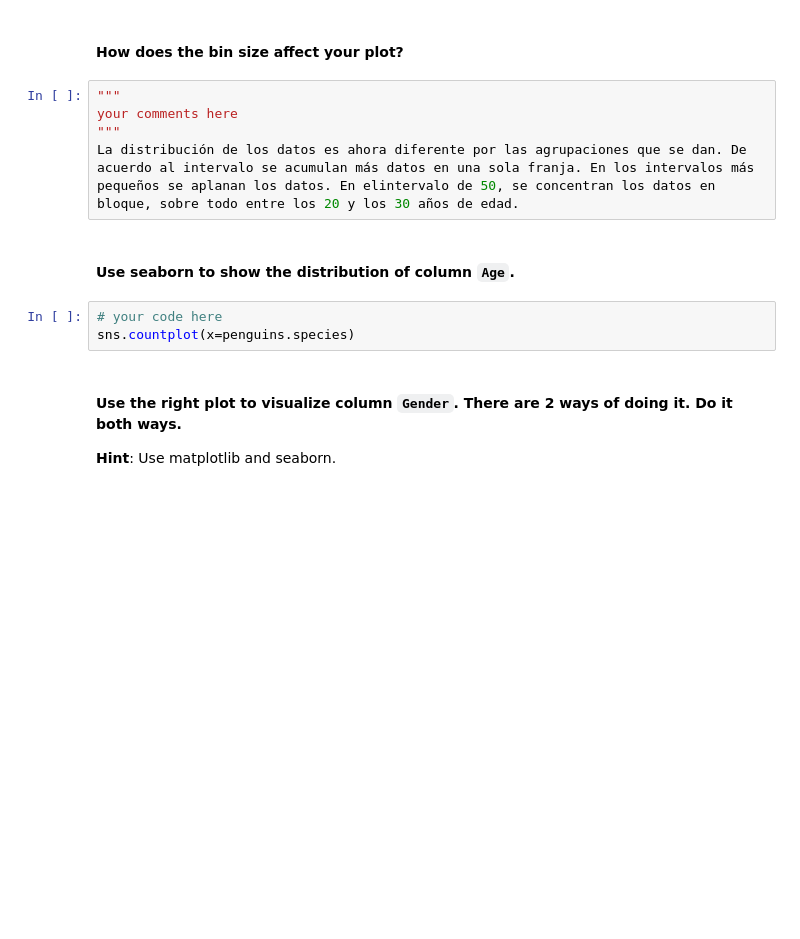
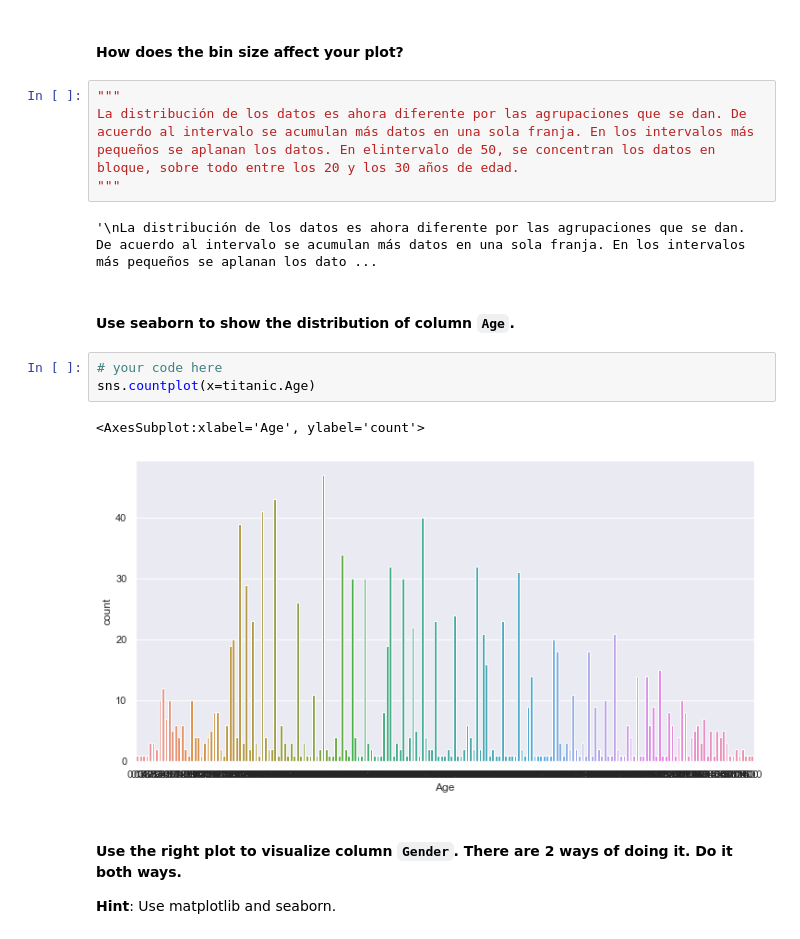
Before and after one commit to Ironhack-Data-Madrid-Octubre-2021/lab-matplotlib-seaborn, a Jupyter notebook: your-code/main.ipynb, the cells around one changed output. Cells and saved outputs as stored; diff of their text form; blank space fills up the shorter version.

```diff
--- a/your-code/main.ipynb
+++ b/your-code/main.ipynb
@@ -278,14 +278,18 @@ sns.histplot(x=titanic.Age, bins=50)
 #### How does the bin size affect your plot?
 # %%
 """
-your comments here
+La distribución de los datos es ahora diferente por las agrupaciones que se dan. De acuerdo al intervalo se acumulan más datos en una sola franja. En los intervalos más pequeños se aplanan los datos. En elintervalo de 50, se concentran los datos en bloque, sobre todo entre los 20 y los 30 años de edad.
 """
-La distribución de los datos es ahora diferente por las agrupaciones que se dan. De acuerdo al intervalo se acumulan más datos en una sola franja. En los intervalos más pequeños se aplanan los datos. En elintervalo de 50, se concentran los datos en bloque, sobre todo entre los 20 y los 30 años de edad.
+# %% [output]
+'\nLa distribución de los datos es ahora diferente por las agrupaciones que se dan. De acuerdo al intervalo se acumulan más datos en una sola franja. En los intervalos más pequeños se aplanan los dato ...
 # %% [markdown]
 #### Use seaborn to show the distribution of column `Age`.
 # %%
 # your code here
-sns.countplot(x=penguins.species)
+sns.countplot(x=titanic.Age)
+# %% [output]
+<AxesSubplot:xlabel='Age', ylabel='count'>
+[figure, added]
 # %% [markdown]
 #### Use the right plot to visualize column `Gender`. There are 2 ways of doing it. Do it both ways.
 **Hint**: Use matplotlib and seaborn.
```
Also changed, not shown: parts of 22 cells of this notebook.
